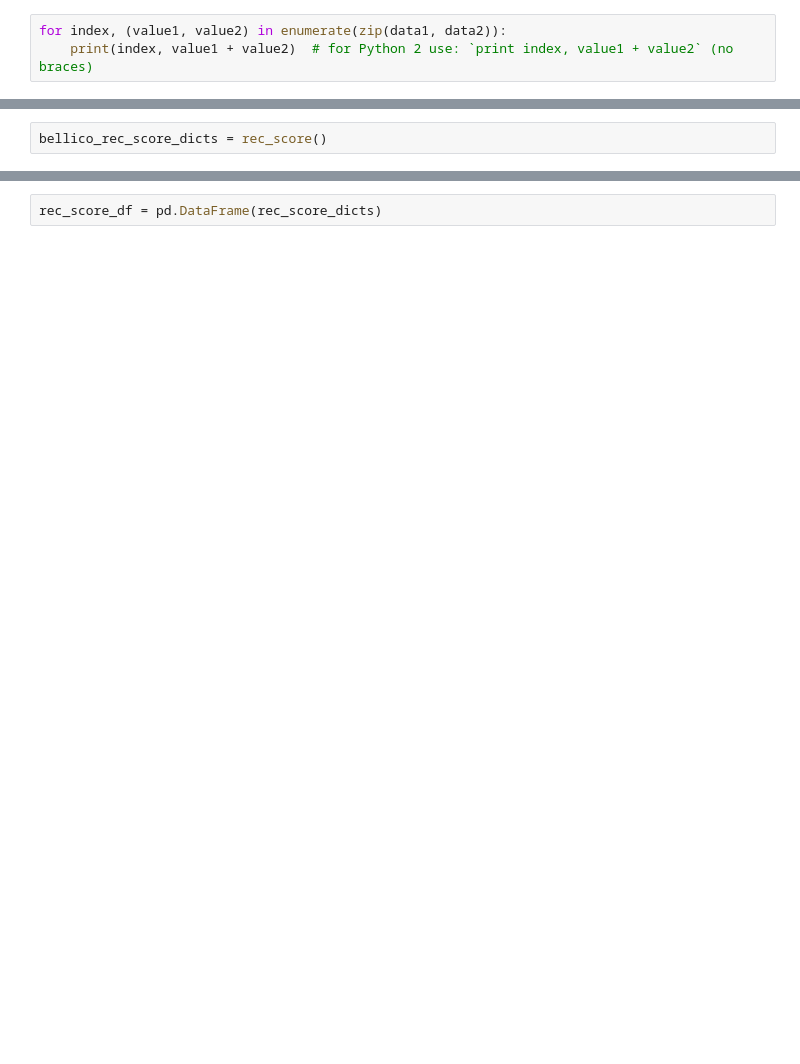
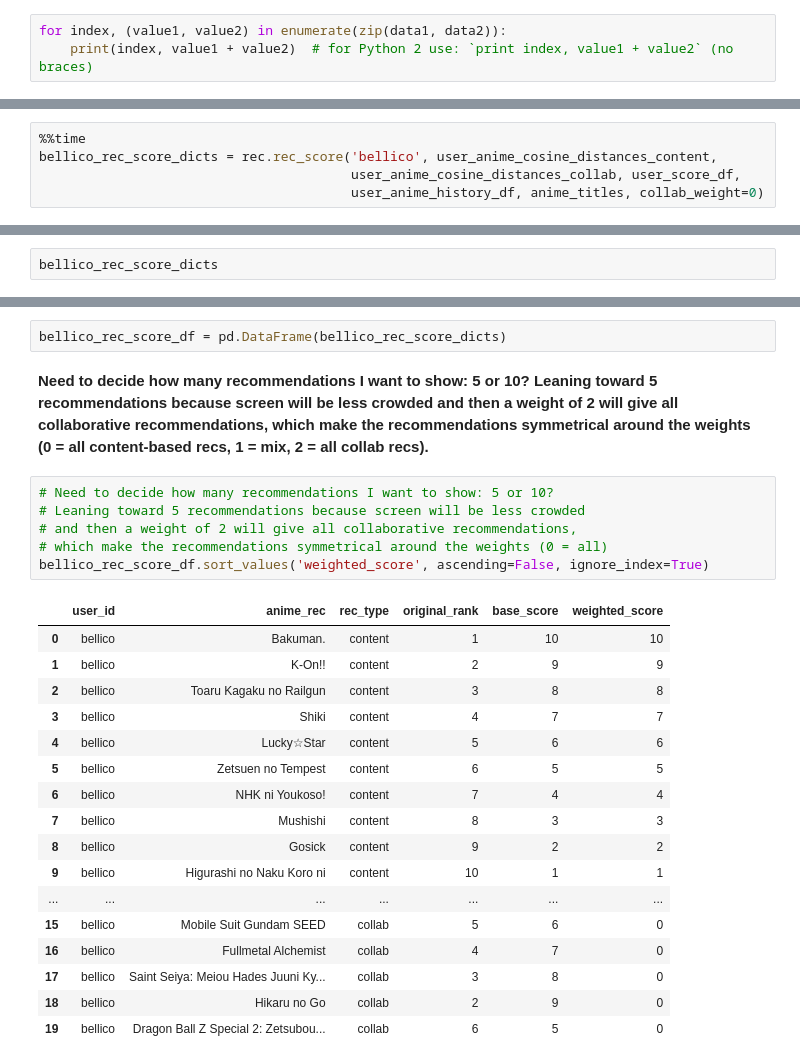
Before and after one commit to binh748/anime-recommender, a Jupyter notebook: notebooks/building_recommender.ipynb, the cells around one changed output, grey strips where cells are left out. Drawn from its saved outputs; the diff is of its cells as text; blank space fills up the shorter version.

Commit message:
Finished base recommender system

```diff
--- a/notebooks/modeling.ipynb
+++ b/notebooks/building_recommender.ipynb
@@ -602,0 +625,5 @@ def rec_score(user_id, collab_weight=1):
+# %%
+%%time
+bellico_rec_score_dicts = rec.rec_score('bellico', user_anime_cosine_distances_content,
+                                        user_anime_cosine_distances_collab, user_score_df,
+                                        user_anime_history_df, anime_titles, collab_weight=0)
@@ -603,2 +633,2 @@ def rec_score(user_id, collab_weight=1):
 # %%
-bellico_rec_score_dicts = rec_score()
+bellico_rec_score_dicts
@@ -605,2 +653,28 @@ bellico_rec_score_dicts = rec_score()
 # %%
-rec_score_df = pd.DataFrame(rec_score_dicts)
+bellico_rec_score_df = pd.DataFrame(bellico_rec_score_dicts)
+# %% [markdown]
+**Need to decide how many recommendations I want to show: 5 or 10? Leaning toward 5 recommendations because screen will be less crowded and then a weight of 2 will give all collaborative recommendations, which make the recommendations symmetrical around the weights (0 = all content-based recs, 1 = mix, 2 = all collab recs).**
+# %%
+# Need to decide how many recommendations I want to show: 5 or 10?
+# Leaning toward 5 recommendations because screen will be less crowded
+# and then a weight of 2 will give all collaborative recommendations,
+# which make the recommendations symmetrical around the weights (0 = all)
+bellico_rec_score_df.sort_values('weighted_score', ascending=False, ignore_index=True)
+# %% [output]
+|  | user_id | anime_rec | rec_type | original_rank | base_score | weighted_score |
+| 0 | bellico | Bakuman. | content | 1 | 10 | 10 |
+| 1 | bellico | K-On!! | content | 2 | 9 | 9 |
+| 2 | bellico | Toaru Kagaku no Railgun | content | 3 | 8 | 8 |
+| 3 | bellico | Shiki | content | 4 | 7 | 7 |
+| 4 | bellico | Lucky☆Star | content | 5 | 6 | 6 |
+| 5 | bellico | Zetsuen no Tempest | content | 6 | 5 | 5 |
+| 6 | bellico | NHK ni Youkoso! | content | 7 | 4 | 4 |
+| 7 | bellico | Mushishi | content | 8 | 3 | 3 |
+| 8 | bellico | Gosick | content | 9 | 2 | 2 |
+| 9 | bellico | Higurashi no Naku Koro ni | content | 10 | 1 | 1 |
+| ... | ... | ... | ... | ... | ... | ... |
+| 15 | bellico | Mobile Suit Gundam SEED | collab | 5 | 6 | 0 |
+| 16 | bellico | Fullmetal Alchemist | collab | 4 | 7 | 0 |
+| 17 | bellico | Saint Seiya: Meiou Hades Juuni Ky... | collab | 3 | 8 | 0 |
+| 18 | bellico | Hikaru no Go | collab | 2 | 9 | 0 |
+| 19 | bellico | Dragon Ball Z Special 2: Zetsubou... | collab | 6 | 5 | 0 |
```
Also changed, not shown: parts of 11 cells of this notebook, 1 other file.
